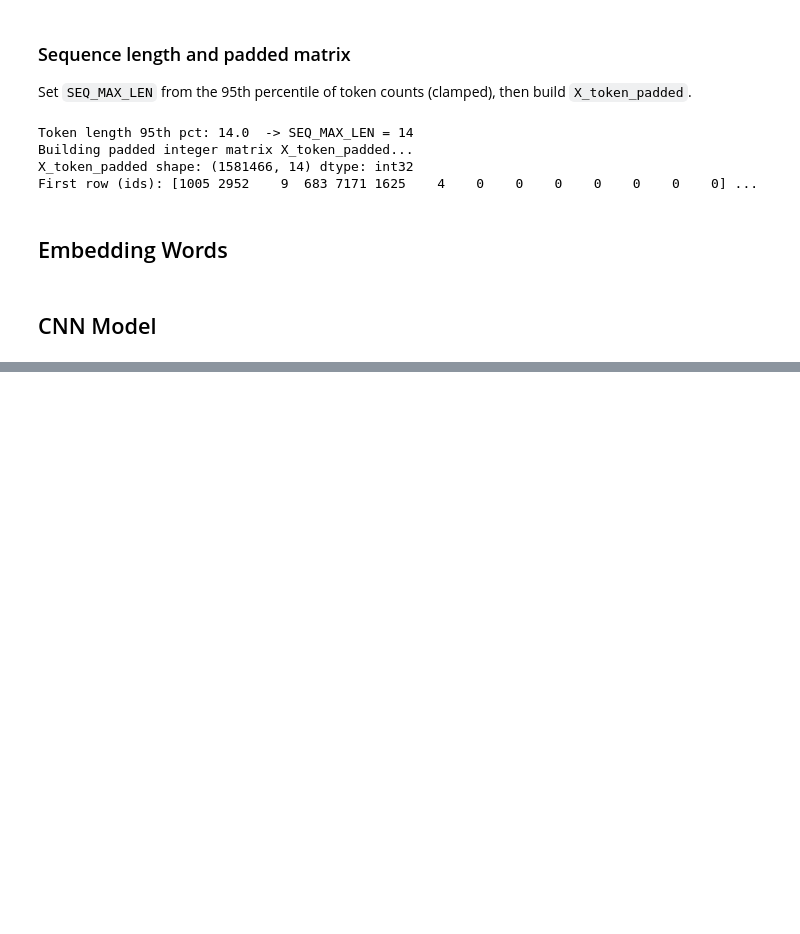
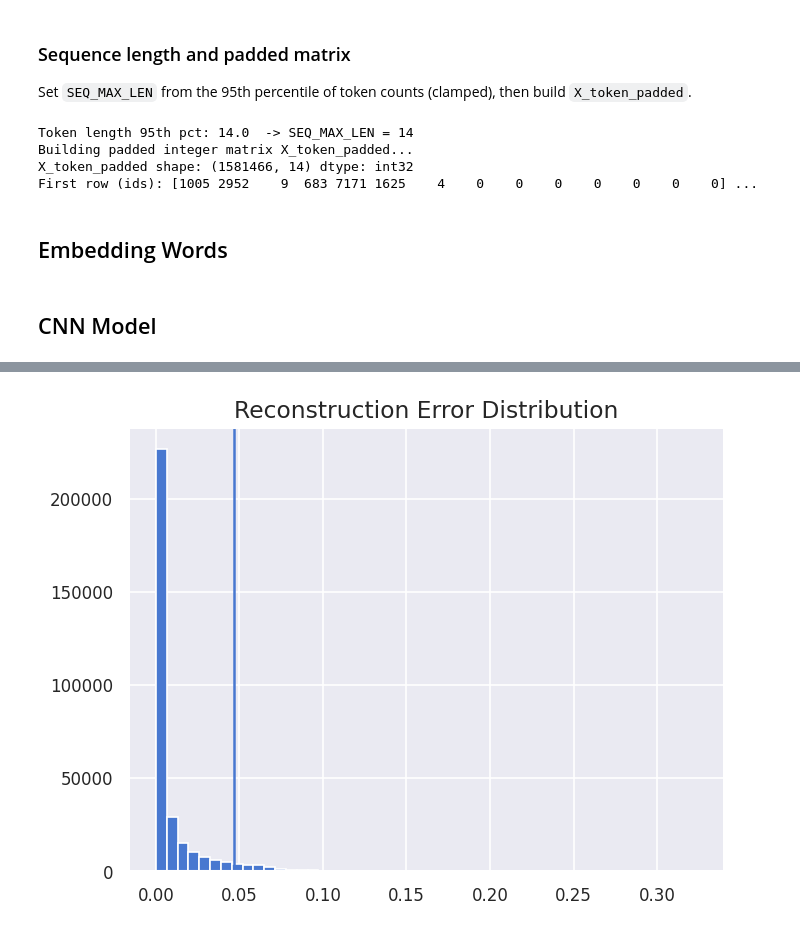
Before and after one commit to EmanEmadFarghaly/Sentiment-Fake-News-Analysis, a Jupyter notebook: sentiment.ipynb, the cells around one changed output, grey strips where cells are left out. Drawn from its saved outputs; the diff is of its cells as text; code cells hidden in the pictures; blank space fills up the shorter version.

```diff
--- a/sentiment.ipynb
+++ b/sentiment.ipynb
@@ -1847,0 +2105,9 @@ print(f"Test Accuracy: {acc:.4f}")
+# %%
+reconstructed = autoencoder.predict(X_test_ae)
+
+mse = np.mean(
+    (np.expand_dims(X_test_ae, axis=-1) - reconstructed) ** 2,
+    axis=(1, 2)
+)
+
+print("Sample reconstruction errors:", mse[:10])
@@ -1847,0 +2118,3 @@ print(f"Test Accuracy: {acc:.4f}")
+# %%
+threshold = np.percentile(mse, 95)
+print("Threshold:", threshold)
@@ -1847,0 +2158,7 @@ print(f"Test Accuracy: {acc:.4f}")
+# %%
+plt.hist(mse, bins=50)
+plt.axvline(threshold)
+plt.title("Reconstruction Error Distribution")
+plt.show()
+# %% [output]
+[figure, added]
```
Also changed, not shown: parts of 18 cells of this notebook.
